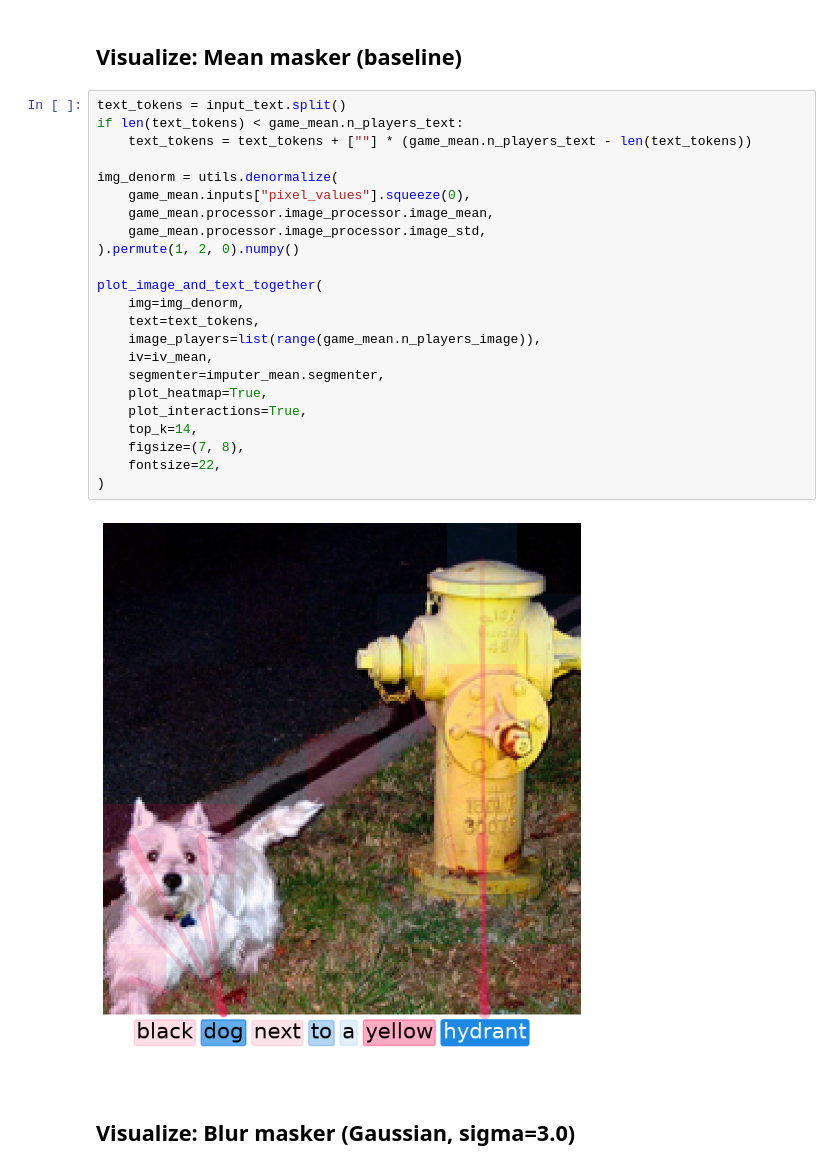
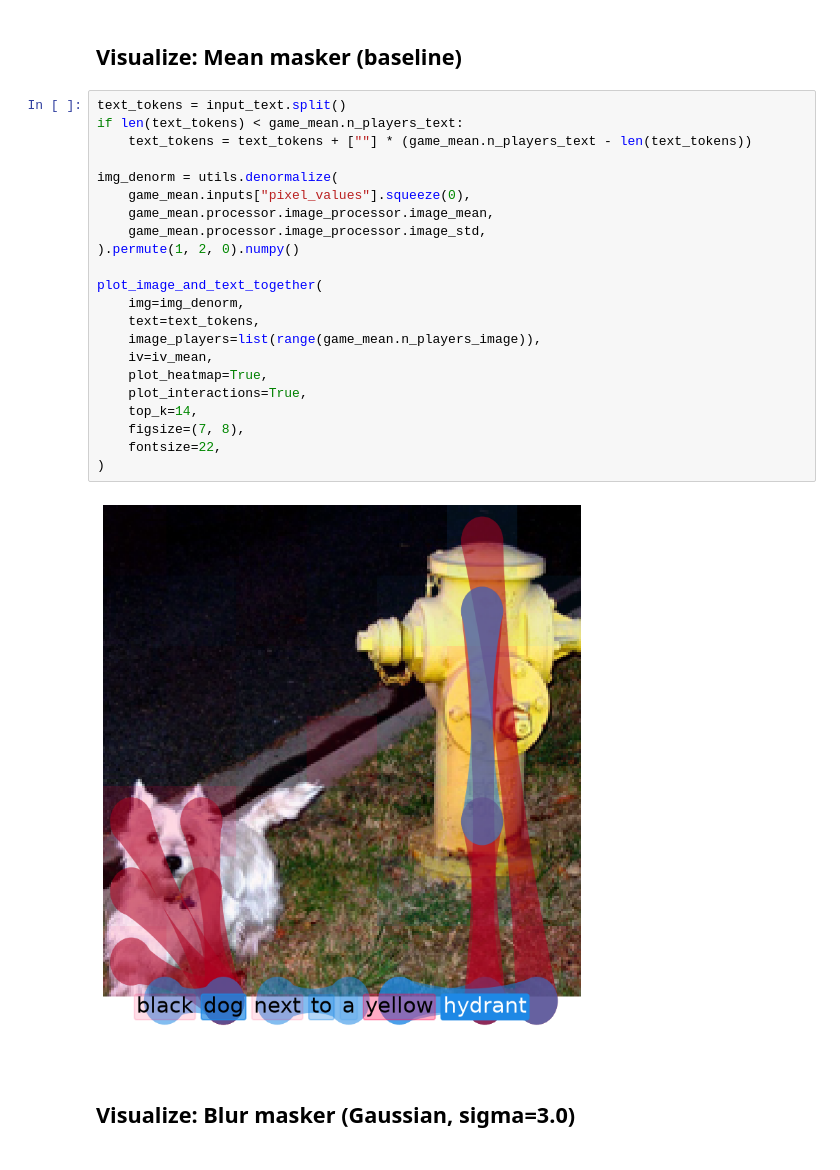
Before and after one commit to yhuang122/Image-Explanations-with-shapiq, a Jupyter notebook: example_blur.ipynb, the cells around one changed output. Drawn from its saved outputs; the diff is of its cells as text.

Commit message:
remove unused segmenter arg from blur example plot calls

```diff
--- a/example_blur.ipynb
+++ b/example_blur.ipynb
@@ -279,28 +279,27 @@ Blur max drop: patch 36, drop=0.4997
 # %%
 text_tokens = input_text.split()
 if len(text_tokens) < game_mean.n_players_text:
     text_tokens = text_tokens + [""] * (game_mean.n_players_text - len(text_tokens))
 
 img_denorm = utils.denormalize(
     game_mean.inputs["pixel_values"].squeeze(0),
     game_mean.processor.image_processor.image_mean,
     game_mean.processor.image_processor.image_std,
 ).permute(1, 2, 0).numpy()
 
 plot_image_and_text_together(
     img=img_denorm,
     text=text_tokens,
     image_players=list(range(game_mean.n_players_image)),
     iv=iv_mean,
-    segmenter=imputer_mean.segmenter,
     plot_heatmap=True,
     plot_interactions=True,
     top_k=14,
     figsize=(7, 8),
     fontsize=22,
 )
 # %% [output]
-[figure, old version]
+[figure, new version]
 # %% [markdown]
 ## Visualize: Blur masker (Gaussian, sigma=3.0)
 # %%
```
Also changed, not shown: parts of 3 cells of this notebook.
